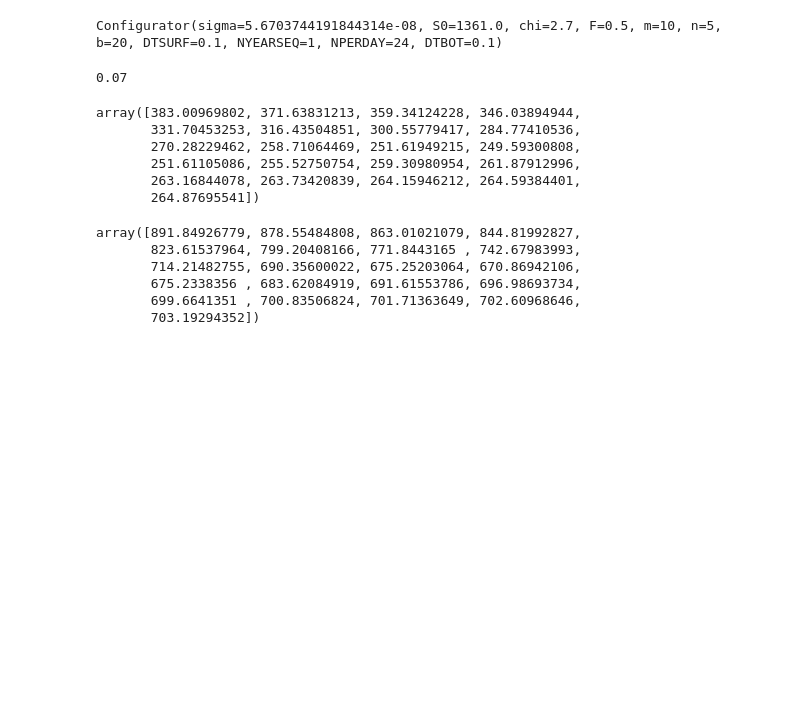
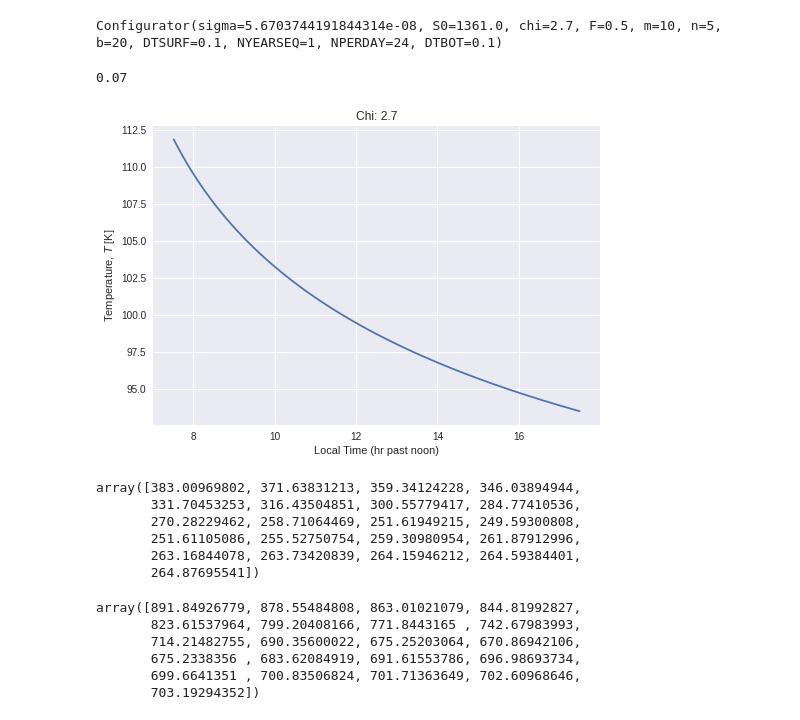
Before and after one commit to phayne/heat1d, a Jupyter notebook: python/notebooks/development.ipynb, the cells around one changed output. Cells and saved outputs as stored; diff of their text form; code cells hidden in the pictures; blank space fills up the shorter version.

```diff
--- a/python/notebooks/development.ipynb
+++ b/python/notebooks/development.ipynb
@@ -36,6 +34,10 @@ p.H
 0.07
 # %%
 m.run()
+# %%
+plotting.plot_last_surface_cooling(m)
+# %% [output]
+[figure, added]
 # %%
 m.T[-1]
 # %% [output]
```
Also changed, not shown: parts of 1 cell of this notebook, 2 other files.
